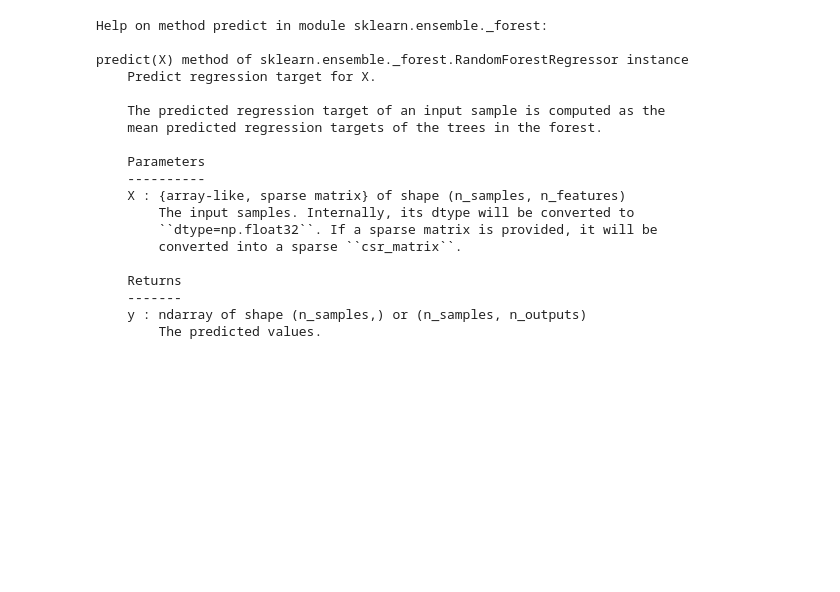
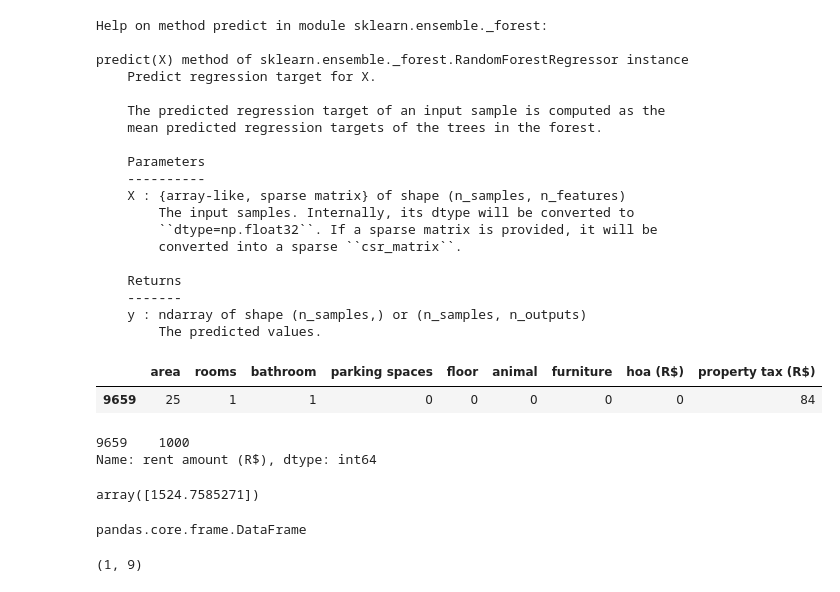
Before and after one commit to lucianawaka/machine-learning_end_to_end, a Jupyter notebook: Projeto Machine Learning End to end.ipynb, the cells around one changed output. Drawn from its saved outputs; the diff is of its cells as text; code cells hidden in the pictures; blank space fills up the shorter version.

```diff
--- a/Projeto Machine Learning End to end.ipynb
+++ b/Projeto Machine Learning End to end.ipynb
@@ -839,3 +839,29 @@ predict(X) method of sklearn.ensemble._forest.RandomForestRegressor instance
     -------
     y : ndarray of shape (n_samples,) or (n_samples, n_outputs)
         The predicted values.
+# %%
+# Pegando os dados para testar o modelo
+dados = x_test.head(1)
+dados
+# %% [output]
+|  | area | rooms | bathroom | parking spaces | floor | animal | furniture | hoa (R$) | property tax (R$) |
+| 9659 | 25 | 1 | 1 | 0 | 0 | 0 | 0 | 0 | 84 |
+# %%
+# Valor real
+Y_test.head(1)
+# %% [output]
+9659    1000
+Name: rent amount (R$), dtype: int64
+# %%
+# Passando para o Modelo
+funcao_modelo_carregado.predict( dados )
+# %% [output]
+array([1524.7585271])
+# %%
+type(dados)
+# %% [output]
+pandas.core.frame.DataFrame
+# %%
+dados.shape
+# %% [output]
+(1, 9)
```
Also changed, not shown: parts of 2 cells of this notebook.
